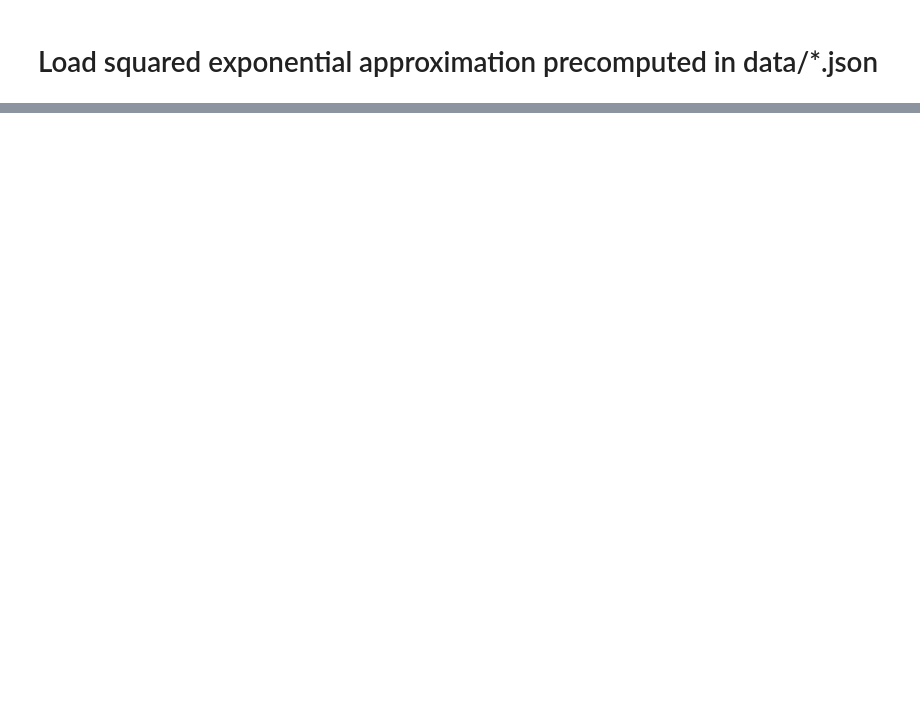
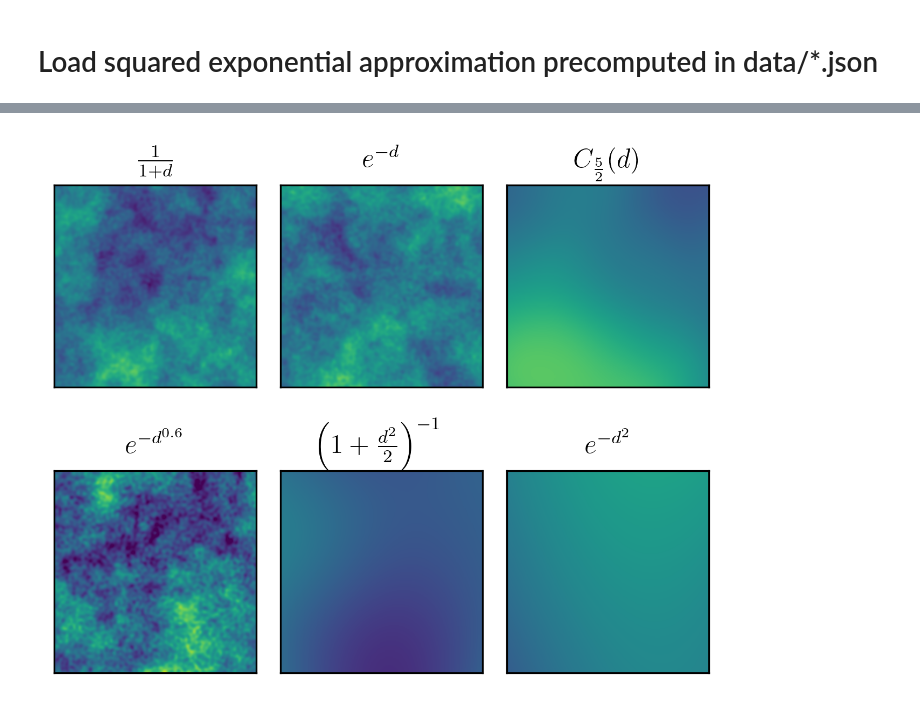
Before and after one commit to Beremi/KL_decomposition, a Jupyter notebook: kl_decomposition.ipynb, the cells around one changed output, grey strips where cells are left out. Saved outputs shown, nothing was run; the diff lists cells and outputs as text; code cells hidden in the pictures; blank space fills up the shorter version.

```diff
--- a/kl_decomposition.ipynb
+++ b/kl_decomposition.ipynb
@@ -182,8 +2,0 @@ plt.yscale('log')
-# %%
-from kl_decomposition import orthopoly
-x = np.linspace(0, 1, 100)
-tmp = orthopoly.leg_vals(60,x)
-tmp_o = tmp[::2,:]
-i = 0
-
-plt.plot(eigenvectors[(0,)][:, i] @ tmp_o * np.sqrt(eigenvalues[(0,)][i]))
@@ -206,3 +2,0 @@ eigenvectors[(0,)][:,0]
-# %%
-i = 4
-plt.plot(lambdas_sorted[i]*psi_sorted[i] )
@@ -228,0 +42,8 @@ plt.colorbar()
+# %%
+all_results = {}
+for path in path_decomp_list:
+    lambdas_sorted, psi_sorted = get_kl_decomp(path, comp_degree=150, quad=1500, g=4.0, N_eval=1500, dim=2)
+    all_results[path[5:-5]] = {
+        "lambdas": lambdas_sorted,
+        "psi": psi_sorted
+    }
@@ -228,0 +68,57 @@ plt.colorbar()
+# %%
+plt.rcParams.update(
+    {
+        "text.usetex": True,
+        "font.family": "serif",
+        "font.size": 10,
+        "axes.labelsize": 10,
+        "legend.fontsize": 10,
+        "xtick.labelsize": 10,
+        "ytick.labelsize": 10,
+    }
+)
+
+
+titles = [r"$\frac{1}{1+d}$",
+            r"$e^{-d}$",
+            r'$C_{\frac{5}{2}}(d)$',
+            r"$e^{-d^{0.6}}$",
+            r'$\left(1 + \frac{d^2}{2}\right)^{-1}$',
+            r"$e^{-d^2}$"]
+
+n_kernels = len(all_results)
+n_cols = 3
+n_rows = int(np.ceil(n_kernels / n_cols))
+
+fig, axes = plt.subplots(n_rows, n_cols, figsize=(4.35, 3.7), dpi=300,
+                         sharex=True,
+                         sharey=True
+                         )
+
+# *Almost* zero spacing between panels
+fig.subplots_adjust(
+    wspace=0.0, hspace=0.0,     # zero horizontal, tight vertical
+    left=0.08, right=0.995,
+    bottom=0.06, top=0.88        # slightly tighter vertical padding
+)
+
+vmin, vmax = -2, 2
+for idx, (key, value) in enumerate(all_results.items()):
+    row, col = divmod(idx, n_cols)
+    ax = axes[row, col] if n_rows > 1 else axes[col]
+    sample = kl_tensor.generate_raandom_sample(value["lambdas"], value["psi"])
+    im = ax.imshow(sample, vmin=vmin, vmax=vmax, aspect='equal', cmap='viridis', rasterized=False)
+    ax.set_xticks([])
+    ax.set_yticks([])
+    ax.set_aspect('equal')
+    ax.set_title(titles[idx], pad=8)
+# Hide unused axes
+for idx in range(n_kernels, n_rows * n_cols):
+    row, col = divmod(idx, n_cols)
+    ax = axes[row, col] if n_rows > 1 else axes[col]
+    ax.axis('off')
+plt.tight_layout()
+fig.savefig("kl_samples.pdf", bbox_inches="tight")
+plt.show()
+# %% [output]
+[figure, added]
```
Also changed, not shown: parts of 31 cells of this notebook, 9 other files.
